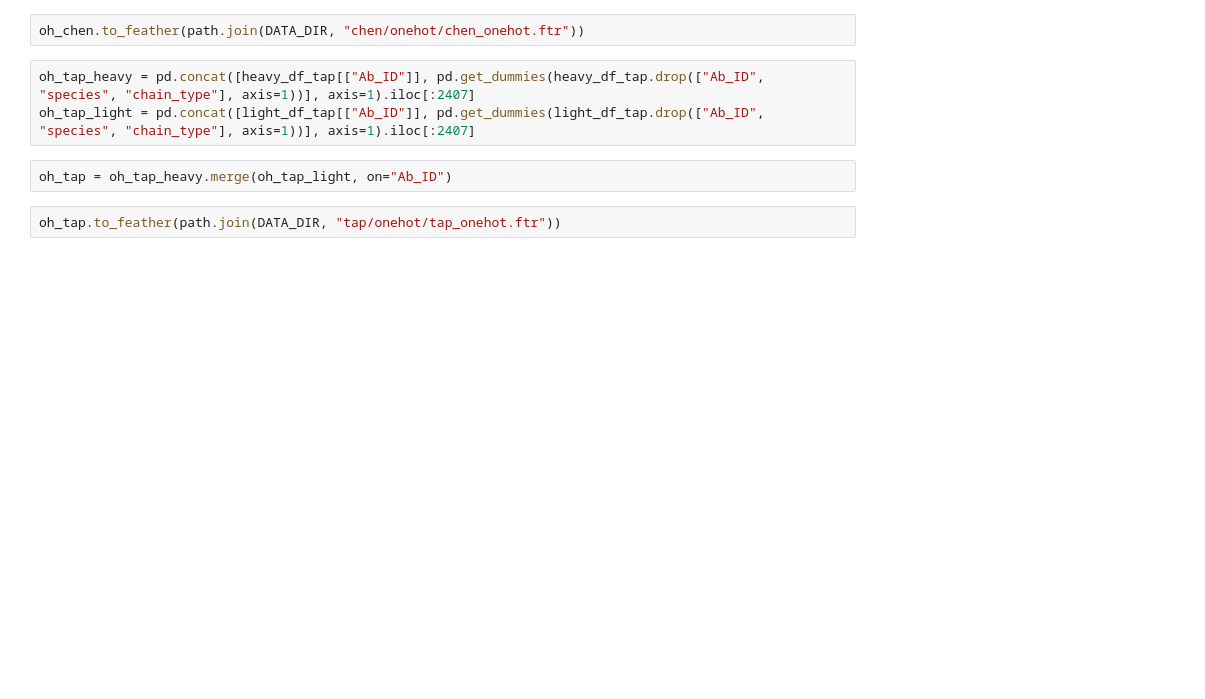
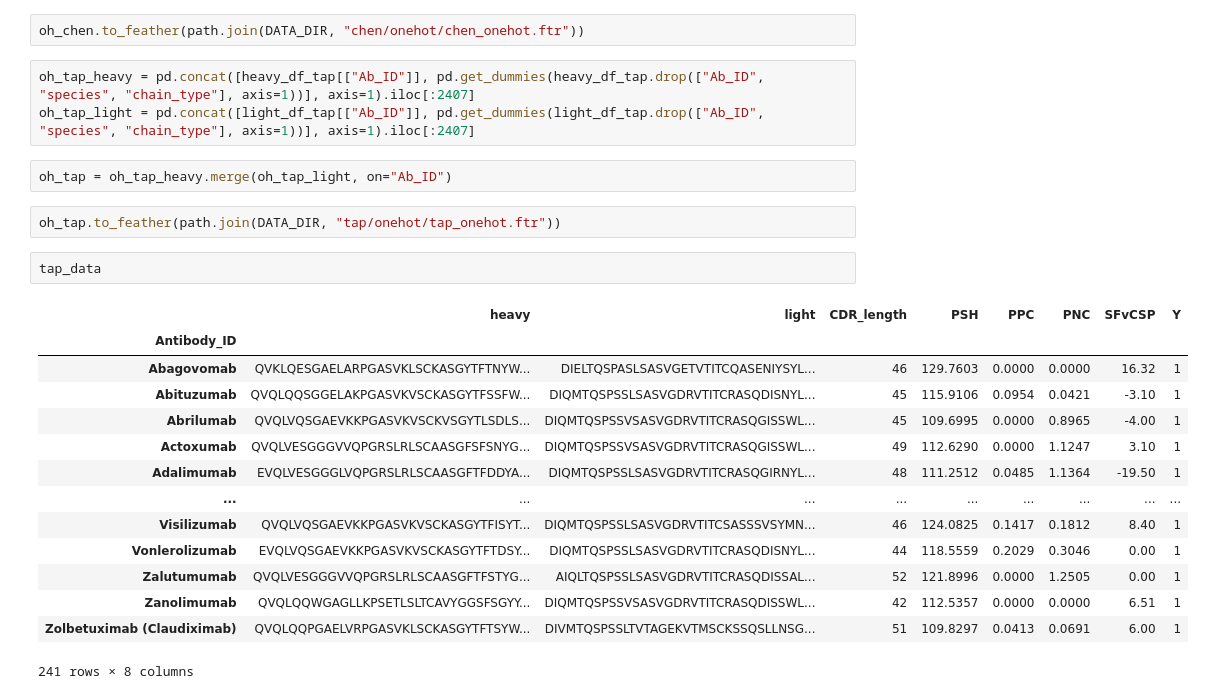
Before and after one commit to kvetab/di-pred, a Jupyter notebook: notebooks/data_processing/03b-universal-anarci-numbering.ipynb, the cells around one changed output. Saved outputs shown, nothing was run; the diff lists cells and outputs as text; blank space fills up the shorter version.

```diff
--- a/notebooks/data_processing/03b-universal-anarci-numbering.ipynb
+++ b/notebooks/data_processing/03b-universal-anarci-numbering.ipynb
@@ -179,3 +179,20 @@ oh_tap_light = pd.concat([light_df_tap[["Ab_ID"]], pd.get_dummies(light_df_tap.d
 oh_tap = oh_tap_heavy.merge(oh_tap_light, on="Ab_ID")
 # %%
 oh_tap.to_feather(path.join(DATA_DIR, "tap/onehot/tap_onehot.ftr"))
+# %%
+tap_data
+# %% [output]
+|  | heavy | light | CDR_length | PSH | PPC | PNC | SFvCSP | Y |
+| Antibody_ID |  |  |  |  |  |  |  |  |
+| Abagovomab | QVKLQESGAELARPGASVKLSCKASGYTFTNYW... | DIELTQSPASLSASVGETVTITCQASENIYSYL... | 46 | 129.7603 | 0.0000 | 0.0000 | 16.32 | 1 |
+| Abituzumab | QVQLQQSGGELAKPGASVKVSCKASGYTFSSFW... | DIQMTQSPSSLSASVGDRVTITCRASQDISNYL... | 45 | 115.9106 | 0.0954 | 0.0421 | -3.10 | 1 |
+| Abrilumab | QVQLVQSGAEVKKPGASVKVSCKVSGYTLSDLS... | DIQMTQSPSSVSASVGDRVTITCRASQGISSWL... | 45 | 109.6995 | 0.0000 | 0.8965 | -4.00 | 1 |
+| Actoxumab | QVQLVESGGGVVQPGRSLRLSCAASGFSFSNYG... | DIQMTQSPSSVSASVGDRVTITCRASQGISSWL... | 49 | 112.6290 | 0.0000 | 1.1247 | 3.10 | 1 |
+| Adalimumab | EVQLVESGGGLVQPGRSLRLSCAASGFTFDDYA... | DIQMTQSPSSLSASVGDRVTITCRASQGIRNYL... | 48 | 111.2512 | 0.0485 | 1.1364 | -19.50 | 1 |
+| ... | ... | ... | ... | ... | ... | ... | ... | ... |
+| Visilizumab | QVQLVQSGAEVKKPGASVKVSCKASGYTFISYT... | DIQMTQSPSSLSASVGDRVTITCSASSSVSYMN... | 46 | 124.0825 | 0.1417 | 0.1812 | 8.40 | 1 |
+| Vonlerolizumab | EVQLVQSGAEVKKPGASVKVSCKASGYTFTDSY... | DIQMTQSPSSLSASVGDRVTITCRASQDISNYL... | 44 | 118.5559 | 0.2029 | 0.3046 | 0.00 | 1 |
+| Zalutumumab | QVQLVESGGGVVQPGRSLRLSCAASGFTFSTYG... | AIQLTQSPSSLSASVGDRVTITCRASQDISSAL... | 52 | 121.8996 | 0.0000 | 1.2505 | 0.00 | 1 |
+| Zanolimumab | QVQLQQWGAGLLKPSETLSLTCAVYGGSFSGYY... | DIQMTQSPSSVSASVGDRVTITCRASQDISSWL... | 42 | 112.5357 | 0.0000 | 0.0000 | 6.51 | 1 |
+| Zolbetuximab (Claudiximab) | QVQLQQPGAELVRPGASVKLSCKASGYTFTSYW... | DIVMTQSPSSLTVTAGEKVTMSCKSSQSLLNSG... | 51 | 109.8297 | 0.0413 | 0.0691 | 6.00 | 1 |
+241 rows × 8 columns
```
Also changed, not shown: parts of 4 cells of this notebook, 1 other file.
